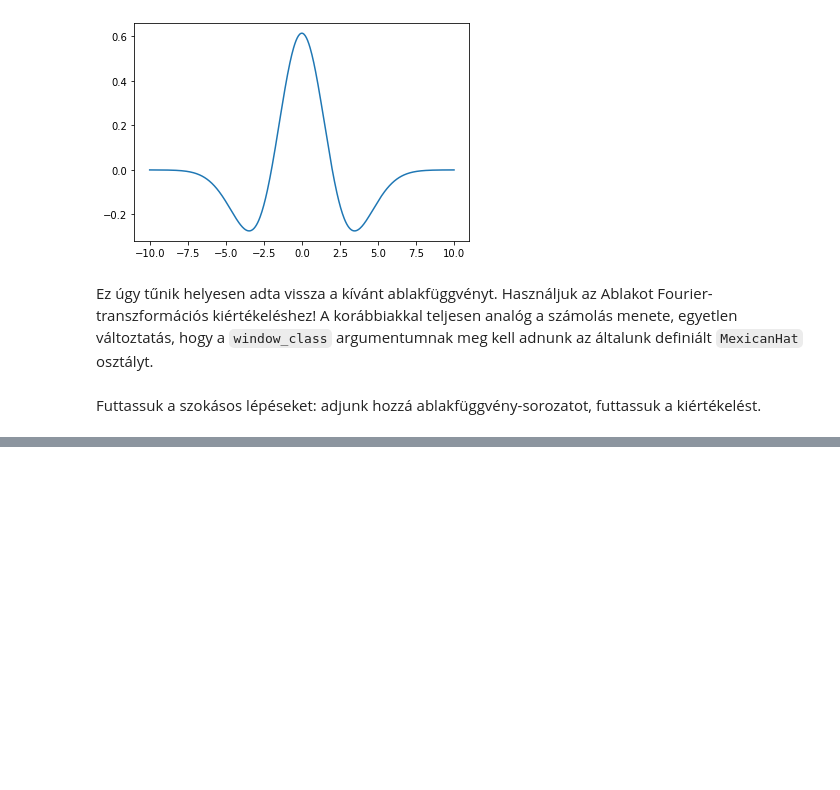
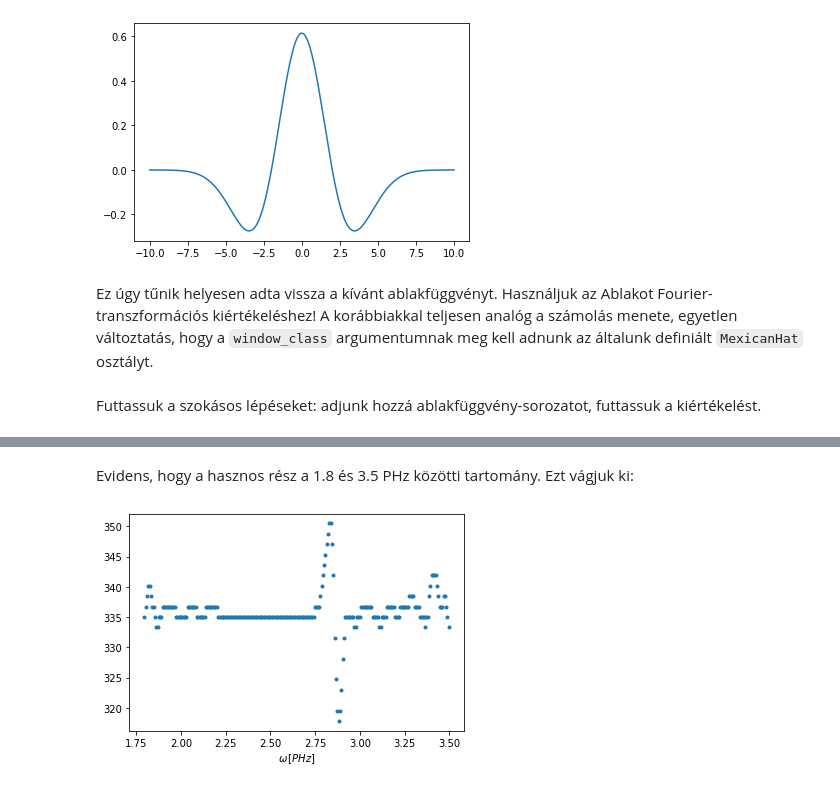
Before and after one commit to Ptrskay3/PySprint, a Jupyter notebook: doc/hu_wft.ipynb, the cells around one changed output, grey strips where cells are left out. Drawn from its saved outputs; the diff is of its cells as text; code cells hidden in the pictures; blank space fills up the shorter version.

```diff
--- a/doc/hu_wft.ipynb
+++ b/doc/hu_wft.ipynb
@@ -224,0 +263,7 @@ custom_wft.heatmap()
+# %% [markdown]
+Evidens, hogy a hasznos rész a 1.8 és 3.5 PHz közötti tartomány. Ezt vágjuk ki:
+# %%
+gd.slice(1.8, 3.5)
+gd.plot()
+# %% [output]
+[figure, added]
```
Also changed, not shown: parts of 18 cells of this notebook, 9 other files.
